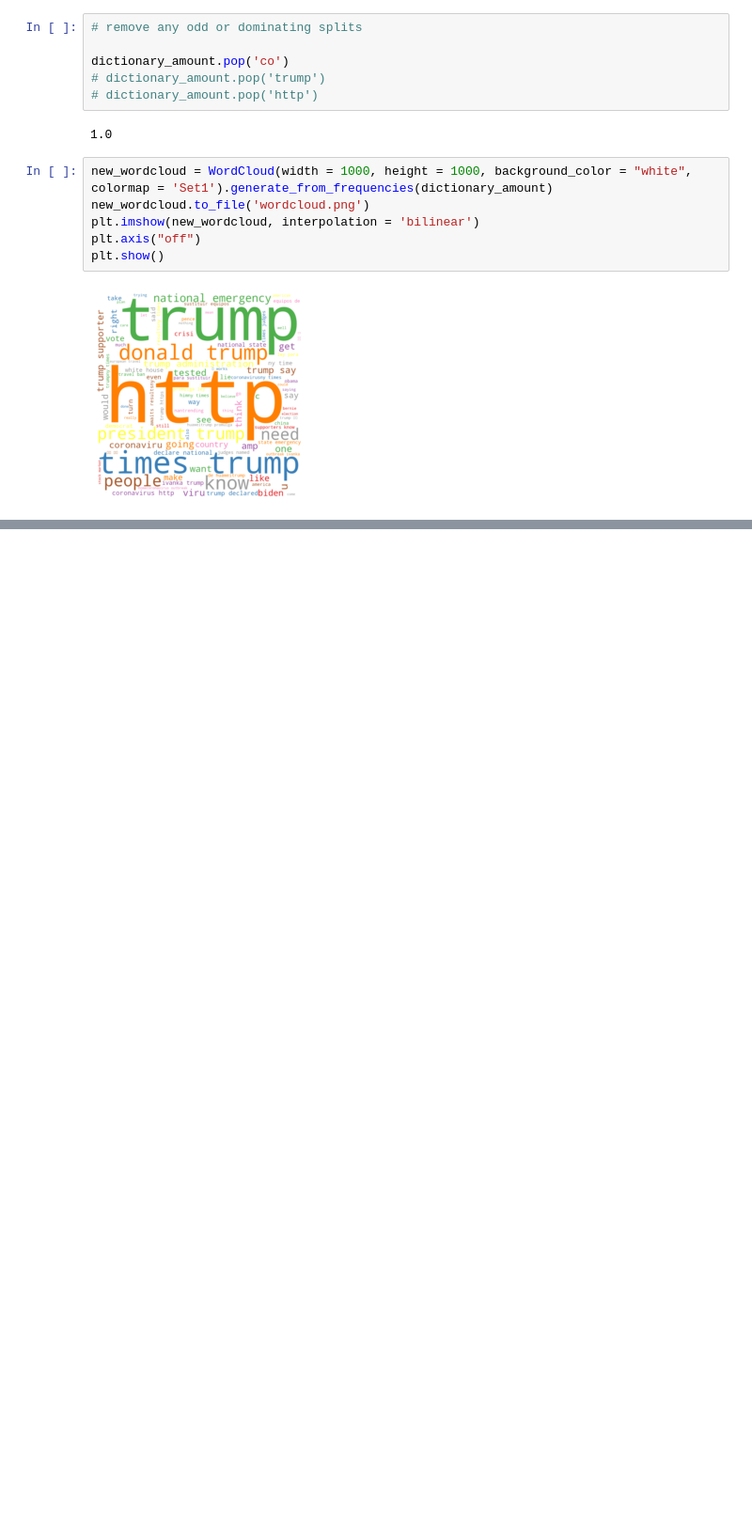
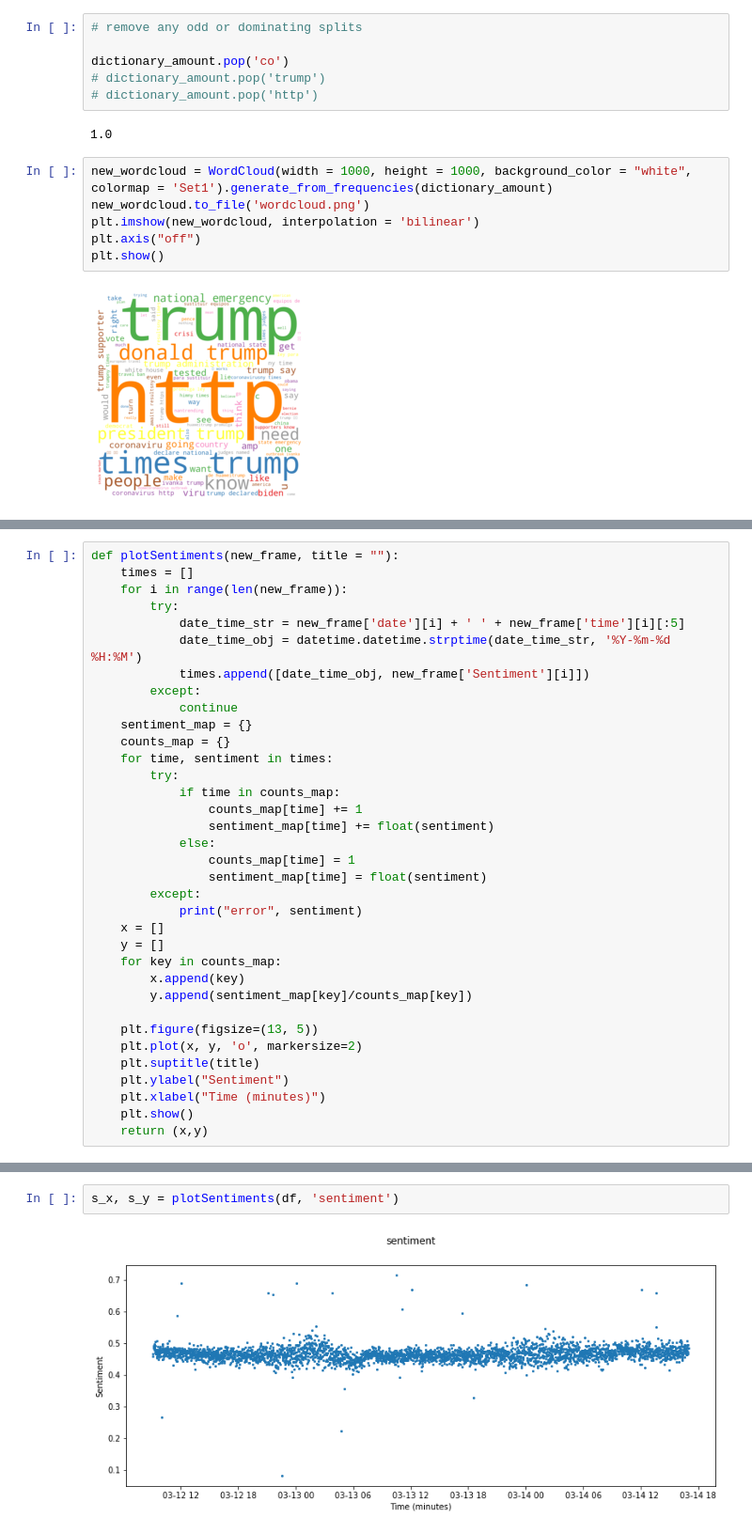
Before and after one commit to trevca/2020-Analysis, a Jupyter notebook: notebooks/CreateCharts.ipynb, the cells around one changed output, grey strips where cells are left out. Shown at 94% size. Drawn from its saved outputs; the diff is of its cells as text; blank space fills up the shorter version.

```diff
--- a/notebooks/CreateCharts.ipynb
+++ b/notebooks/CreateCharts.ipynb
@@ -55,0 +108,35 @@ plt.show()
+# %%
+def plotSentiments(new_frame, title = ""):
+    times = []
+    for i in range(len(new_frame)):
+        try:
+            date_time_str = new_frame['date'][i] + ' ' + new_frame['time'][i][:5]
+            date_time_obj = datetime.datetime.strptime(date_time_str, '%Y-%m-%d %H:%M')
+            times.append([date_time_obj, new_frame['Sentiment'][i]])
+        except:
+            continue
+    sentiment_map = {}
+    counts_map = {}
+    for time, sentiment in times:
+        try:
+            if time in counts_map:
+                counts_map[time] += 1
+                sentiment_map[time] += float(sentiment)
+            else:
+                counts_map[time] = 1
+                sentiment_map[time] = float(sentiment)
+        except:
+            print("error", sentiment)
+    x = []
+    y = []
+    for key in counts_map:
+        x.append(key)
+        y.append(sentiment_map[key]/counts_map[key])
+
+    plt.figure(figsize=(13, 5))
+    plt.plot(x, y, 'o', markersize=2)
+    plt.suptitle(title)
+    plt.ylabel("Sentiment")
+    plt.xlabel("Time (minutes)")
+    plt.show()
+    return (x,y)
@@ -84,0 +149,4 @@ plt.show()
+# %%
+s_x, s_y = plotSentiments(df, 'sentiment')
+# %% [output]
+[figure, added]
```
Also changed, not shown: parts of 64 cells of this notebook, 3 other files.
